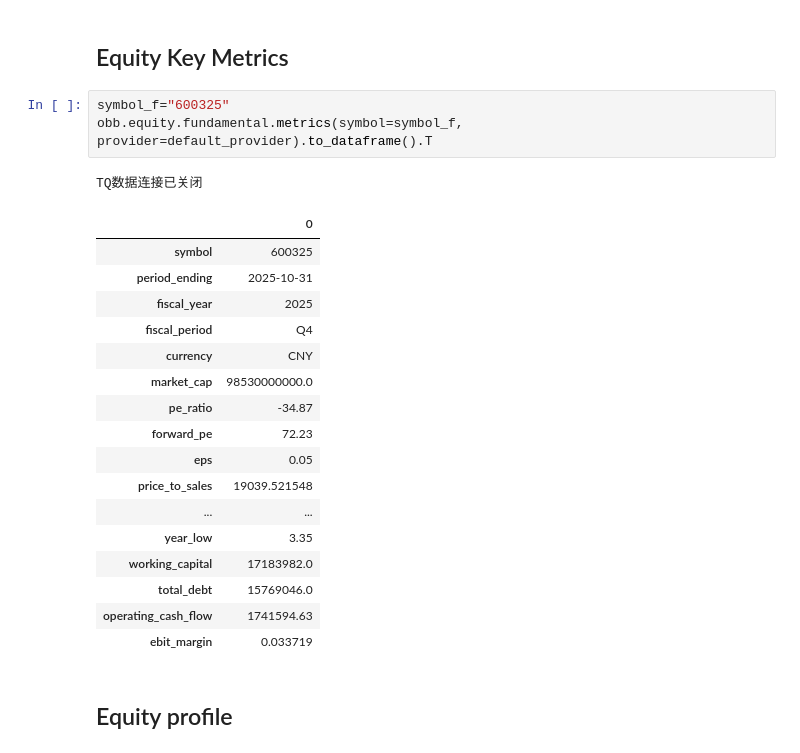
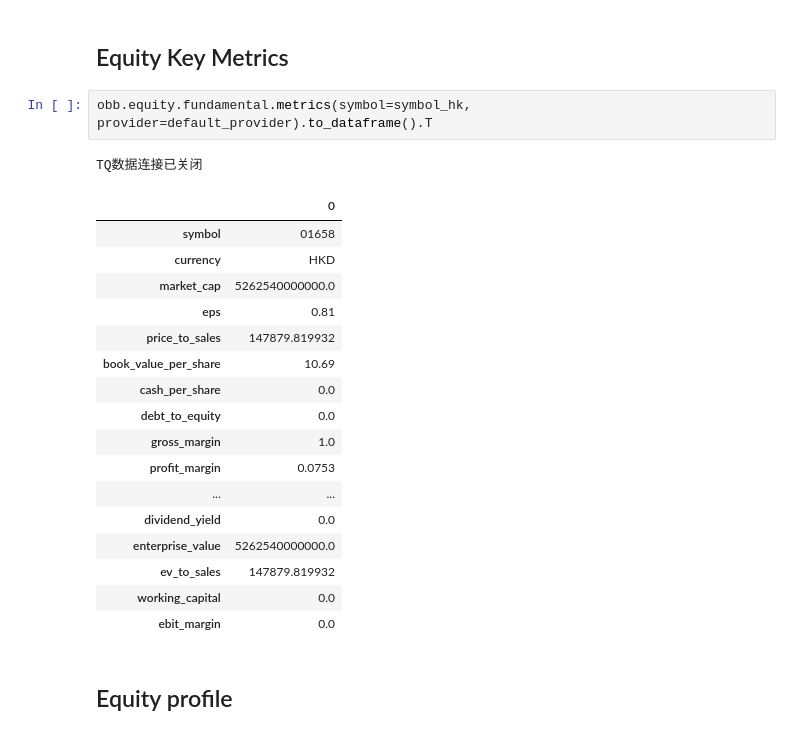
Before and after one commit to finanalyzer/api, a Jupyter notebook: docs/usage.ipynb, the cells around one changed output. Cells and saved outputs as stored; diff of their text form.

```diff
--- a/docs/usage.ipynb
+++ b/docs/usage.ipynb
@@ -114,27 +66,26 @@ result[result['symbol'] == symbol_b]
 # %% [markdown]
 ## Equity Key Metrics
 # %%
-symbol_f="600325"
-obb.equity.fundamental.metrics(symbol=symbol_f, provider=default_provider).to_dataframe().T
+obb.equity.fundamental.metrics(symbol=symbol_hk, provider=default_provider).to_dataframe().T
 # %% [output]
 TQ数据连接已关闭
 |  | 0 |
-| symbol | 600325 |
-| period_ending | 2025-10-31 |
-| fiscal_year | 2025 |
-| fiscal_period | Q4 |
-| currency | CNY |
-| market_cap | 98530000000.0 |
-| pe_ratio | -34.87 |
-| forward_pe | 72.23 |
-| eps | 0.05 |
-| price_to_sales | 19039.521548 |
+| symbol | 01658 |
+| currency | HKD |
+| market_cap | 5262540000000.0 |
+| eps | 0.81 |
+| price_to_sales | 147879.819932 |
+| book_value_per_share | 10.69 |
+| cash_per_share | 0.0 |
+| debt_to_equity | 0.0 |
+| gross_margin | 1.0 |
+| profit_margin | 0.0753 |
 | ... | ... |
-| year_low | 3.35 |
-| working_capital | 17183982.0 |
-| total_debt | 15769046.0 |
-| operating_cash_flow | 1741594.63 |
-| ebit_margin | 0.033719 |
+| dividend_yield | 0.0 |
+| enterprise_value | 5262540000000.0 |
+| ev_to_sales | 147879.819932 |
+| working_capital | 0.0 |
+| ebit_margin | 0.0 |
 # %% [markdown]
 ## Equity profile
 # %%
```
Also changed, not shown: parts of 16 cells of this notebook, 4 other files.
